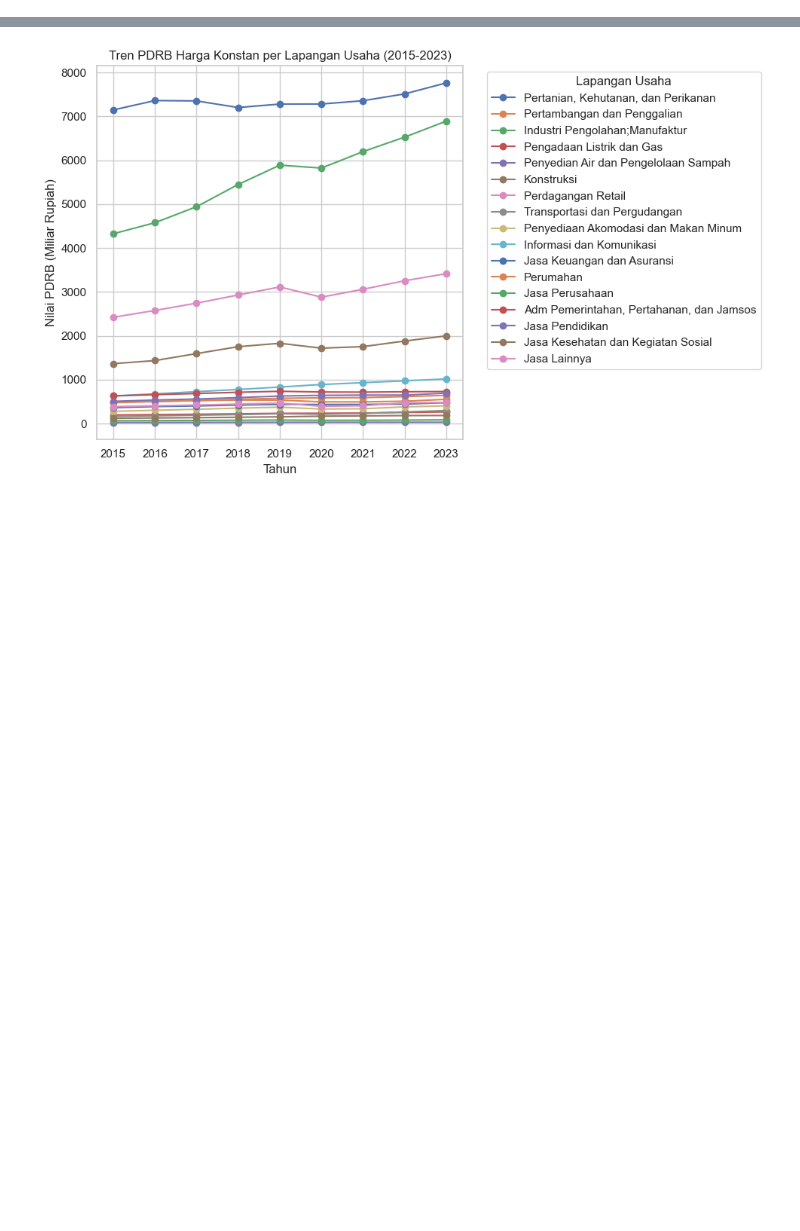
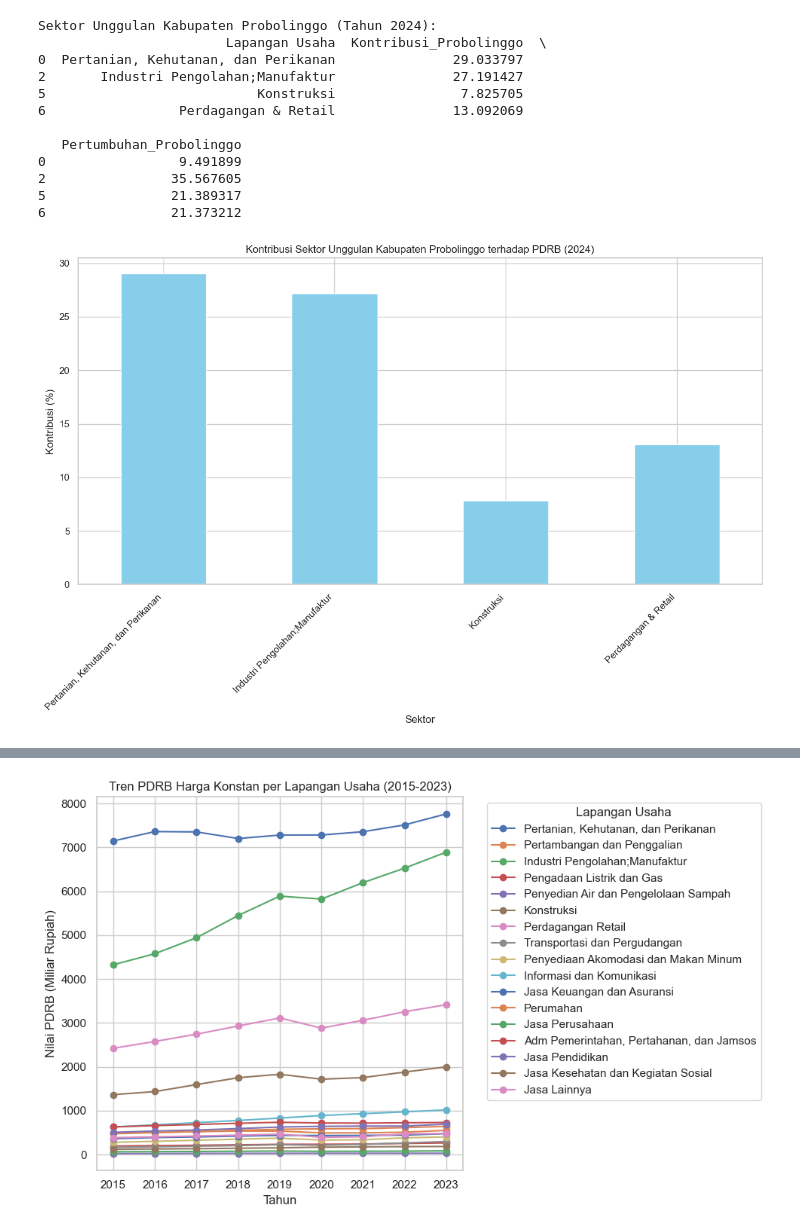
Before and after one commit to dringu/pdrb, a Jupyter notebook: analisa.ipynb, the cells around one changed output, grey strips where cells are left out. Cells and saved outputs as stored; diff of their text form; code cells hidden in the pictures; blank space fills up the shorter version.

```diff
--- a/analisa.ipynb
+++ b/analisa.ipynb
@@ -200,0 +179,63 @@ print(df_sektor.head())
+# %%
+df_probolinggo = df_sektor.copy()
+df_jatim = df_sektor.copy()
+
+df_jatim['Lapangan Usaha'] = df_jatim['Lapangan Usaha'].str.split('\n').str[0]
+df_jatim = df_jatim[~df_jatim['Lapangan Usaha'].str.startswith(('1', '2', '3', 'a.', 'b.', 'c.', 'd.', 'e.'))]
+
+df_probolinggo.columns = df_probolinggo.columns.astype(str)
+df_jatim.columns = df_jatim.columns.astype(str)
+
+tahun = ['2018', '2019', '2020', '2021', '2022', '2023', '2024']
+df_probolinggo = df_probolinggo[['Lapangan Usaha'] + tahun]
+df_jatim = df_jatim[['Lapangan Usaha'] + tahun]
+
+# --- ANALISIS SEKTOR UNGGULAN ---
+df_combined = pd.merge(df_probolinggo, df_jatim, on='Lapangan Usaha', suffixes=('_Probolinggo', '_Jatim'))
+
+df_combined['Kontribusi_Probolinggo'] = df_combined['2024_Probolinggo'] / df_combined['2024_Probolinggo'].sum() * 100
+df_combined['Kontribusi_Jatim'] = df_combined['2024_Jatim'] / df_combined['2024_Jatim'].sum() * 100
+
+df_combined['Pertumbuhan_Probolinggo'] = (df_combined['2024_Probolinggo'] - df_combined['2018_Probolinggo']) / df_combined['2018_Probolinggo'] * 100
+
+# Identifikasi sektor unggulan: kontribusi > 5% dan pertumbuhan positif
+df_unggulan = df_combined[(df_combined['Kontribusi_Probolinggo'] > 5) & (df_combined['Pertumbuhan_Probolinggo'] > 0)]
+
+print("Sektor Unggulan Kabupaten Probolinggo (Tahun 2024):")
+print(df_unggulan[['Lapangan Usaha', 'Kontribusi_Probolinggo', 'Pertumbuhan_Probolinggo']])
+
+# --- VISUALISASI ---
+
+# Kontribusi sektor unggulan tahun 2024
+plt.figure(figsize=(12, 8))
+df_unggulan.set_index('Lapangan Usaha')['Kontribusi_Probolinggo'].plot(kind='bar', color='skyblue')
+plt.title('Kontribusi Sektor Unggulan Kabupaten Probolinggo terhadap PDRB (2024)')
+plt.xlabel('Sektor')
+plt.ylabel('Kontribusi (%)')
+plt.xticks(rotation=45, ha='right')
+plt.tight_layout()
+plt.show()
+
+# Pertumbuhan sektor 2018–2024
+plt.figure(figsize=(12, 8))
+df_unggulan.set_index('Lapangan Usaha')['Pertumbuhan_Probolinggo'].plot(kind='bar', color='lightgreen')
+plt.title('Pertumbuhan Sektor Unggulan Kabupaten Probolinggo (2018–2024)')
+plt.xlabel('Sektor')
+plt.ylabel('Pertumbuhan (%)')
+plt.xticks(rotation=45, ha='right')
+plt.tight_layout()
+plt.show()
+# %% [output]
+Sektor Unggulan Kabupaten Probolinggo (Tahun 2024):
+                        Lapangan Usaha  Kontribusi_Probolinggo  \
+0  Pertanian, Kehutanan, dan Perikanan               29.033797
+2       Industri Pengolahan;Manufaktur               27.191427
+5                           Konstruksi                7.825705
+6                 Perdagangan & Retail               13.092069
+
+   Pertumbuhan_Probolinggo
+0                 9.491899
+2                35.567605
+5                21.389317
+6                21.373212
+[figure, added]
```
Also changed, not shown: parts of 11 cells of this notebook, 56 other files.
